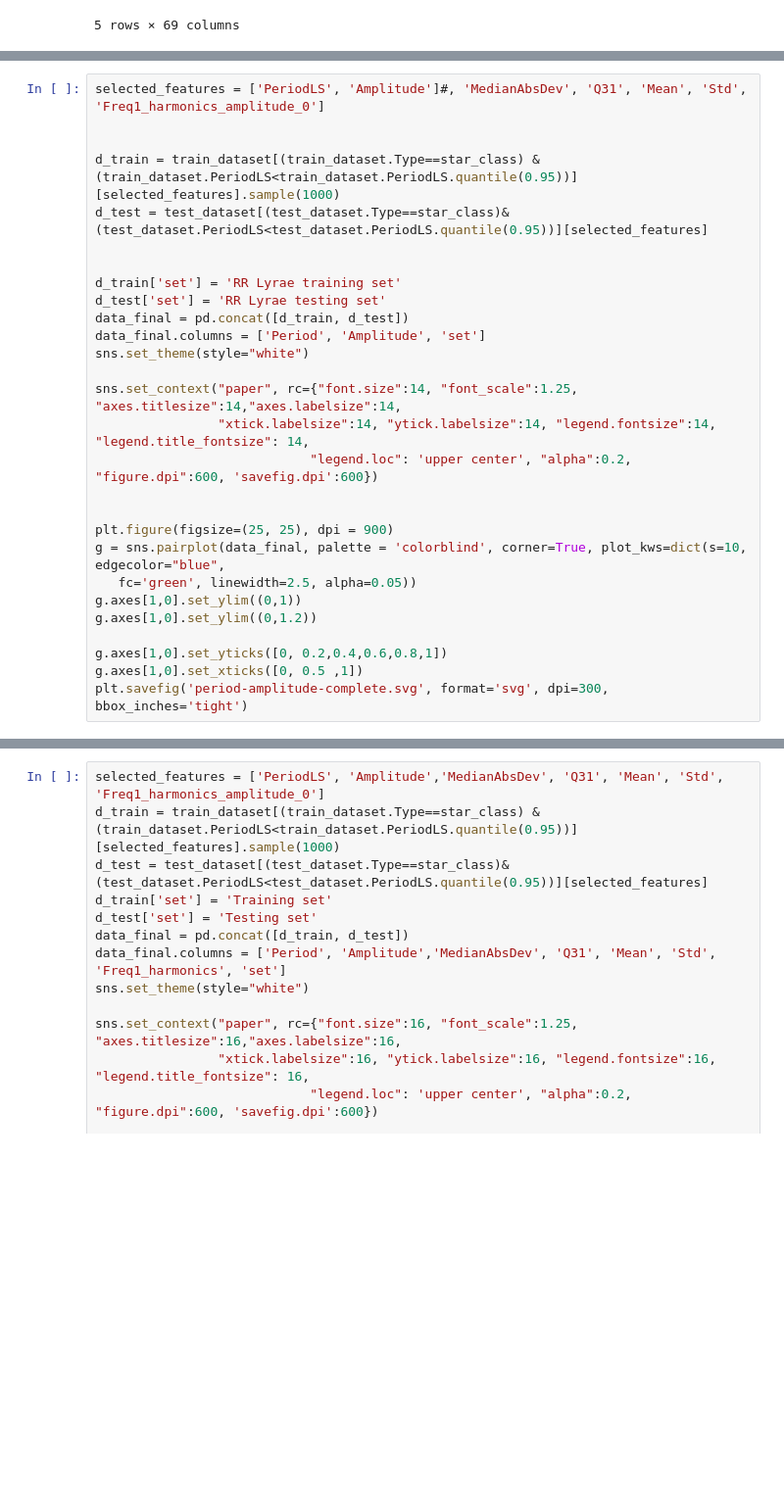
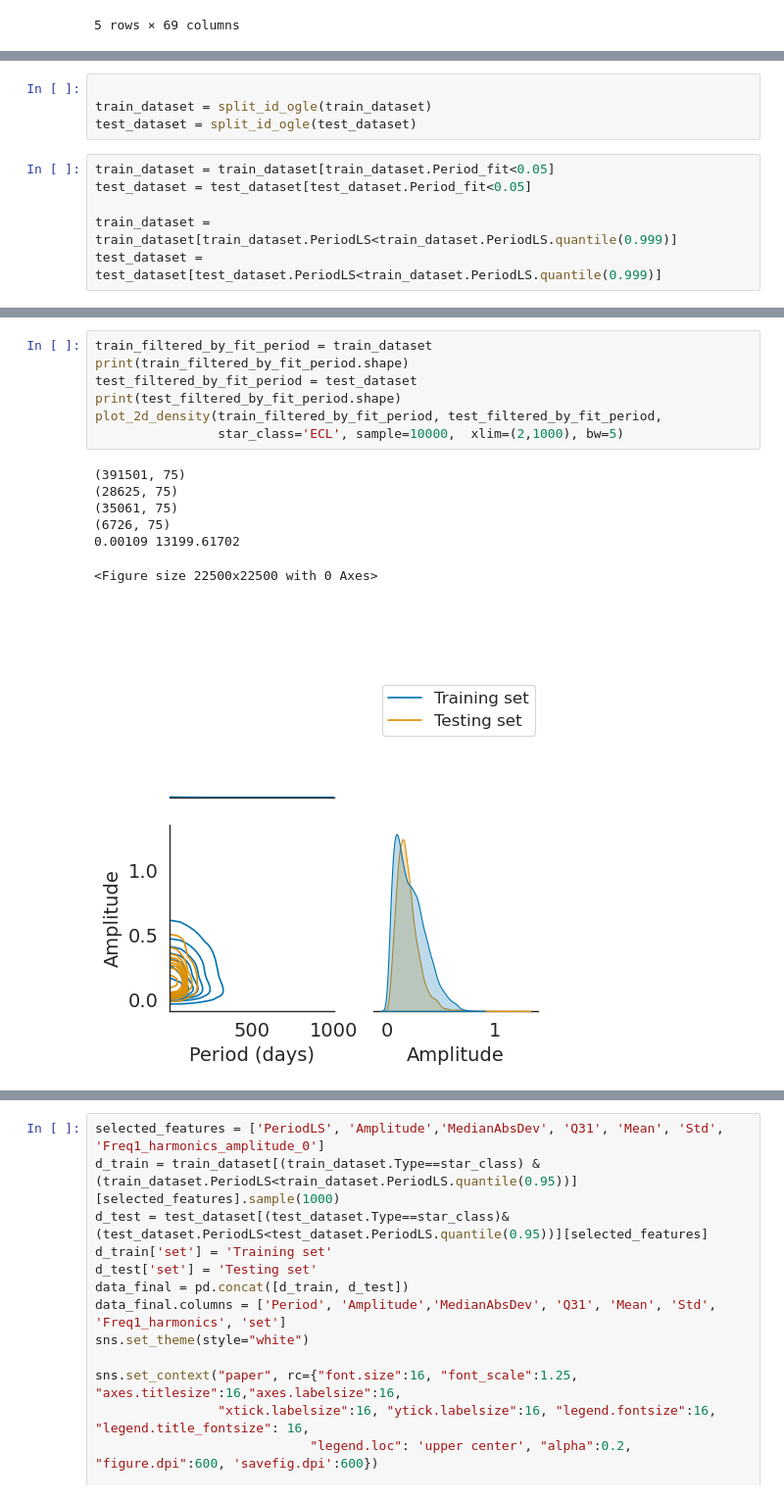
Before and after one commit to frperezgalarce/cnn-pels-vae, a Jupyter notebook: notebooks/oldnotebooks/10.FATS_OGLE_description.ipynb, the cells around one changed output, grey strips where cells are left out. Shown at 98% size. Drawn from its saved outputs; the diff is of its cells as text; blank space fills up the shorter version.

```diff
--- a/notebooks/oldnotebooks/10.FATS_OGLE_description.ipynb
+++ b/notebooks/oldnotebooks/10.FATS_OGLE_description.ipynb
@@ -407,28 +384,10 @@ train_dataset.columns
-# %%
-selected_features = ['PeriodLS', 'Amplitude']#, 'MedianAbsDev', 'Q31', 'Mean', 'Std', 'Freq1_harmonics_amplitude_0']
-
-
-d_train = train_dataset[(train_dataset.Type==star_class) & (train_dataset.PeriodLS<train_dataset.PeriodLS.quantile(0.95))][selected_features].sample(1000)
-d_test = test_dataset[(test_dataset.Type==star_class)& (test_dataset.PeriodLS<test_dataset.PeriodLS.quantile(0.95))][selected_features]
-
-
-d_train['set'] = 'RR Lyrae training set'
-d_test['set'] = 'RR Lyrae testing set'
-data_final = pd.concat([d_train, d_test])
-data_final.columns = ['Period', 'Amplitude', 'set']
-sns.set_theme(style="white")
-
-sns.set_context("paper", rc={"font.size":14, "font_scale":1.25, "axes.titlesize":14,"axes.labelsize":14,
-                "xtick.labelsize":14, "ytick.labelsize":14, "legend.fontsize":14, "legend.title_fontsize": 14,
-                            "legend.loc": 'upper center', "alpha":0.2, "figure.dpi":600, 'savefig.dpi':600})
-
-
-plt.figure(figsize=(25, 25), dpi = 900)
-g = sns.pairplot(data_final, palette = 'colorblind', corner=True, plot_kws=dict(s=10, edgecolor="blue",
-   fc='green', linewidth=2.5, alpha=0.05))
-g.axes[1,0].set_ylim((0,1))
-g.axes[1,0].set_ylim((0,1.2))
-
-g.axes[1,0].set_yticks([0, 0.2,0.4,0.6,0.8,1])
-g.axes[1,0].set_xticks([0, 0.5 ,1])
-plt.savefig('period-amplitude-complete.svg', format='svg', dpi=300, bbox_inches='tight')
+# %%
+
+train_dataset = split_id_ogle(train_dataset)
+test_dataset = split_id_ogle(test_dataset)
+# %%
+train_dataset = train_dataset[train_dataset.Period_fit<0.05]
+test_dataset = test_dataset[test_dataset.Period_fit<0.05]
+
+train_dataset = train_dataset[train_dataset.PeriodLS<train_dataset.PeriodLS.quantile(0.999)]
+test_dataset = test_dataset[test_dataset.PeriodLS<train_dataset.PeriodLS.quantile(0.999)]
@@ -434,0 +449,15 @@ plt.savefig('period-amplitude-complete.svg', format='svg', dpi=300, bbox_inches=
+# %%
+train_filtered_by_fit_period = train_dataset
+print(train_filtered_by_fit_period.shape)
+test_filtered_by_fit_period = test_dataset
+print(test_filtered_by_fit_period.shape)
+plot_2d_density(train_filtered_by_fit_period, test_filtered_by_fit_period,
+                star_class='ECL', sample=10000,  xlim=(2,1000), bw=5)
+# %% [output]
+(391501, 75)
+(28625, 75)
+(35061, 75)
+(6726, 75)
+0.00109 13199.61702
+<Figure size 22500x22500 with 0 Axes>
+[figure, added]
```
Also changed, not shown: parts of 22 cells of this notebook, 14 other files.
